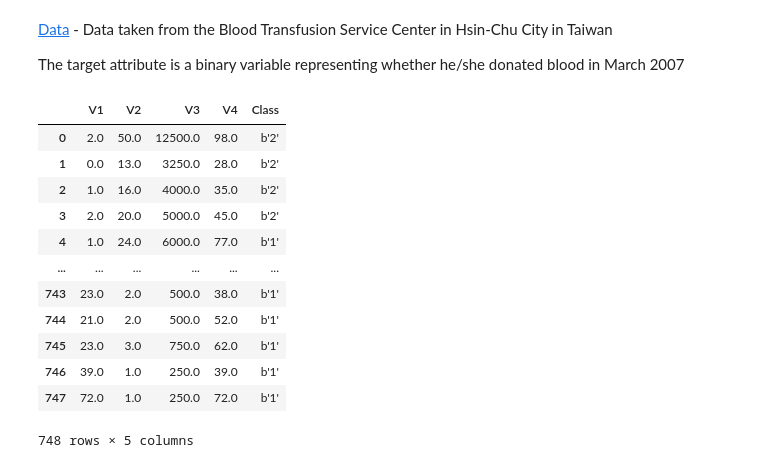
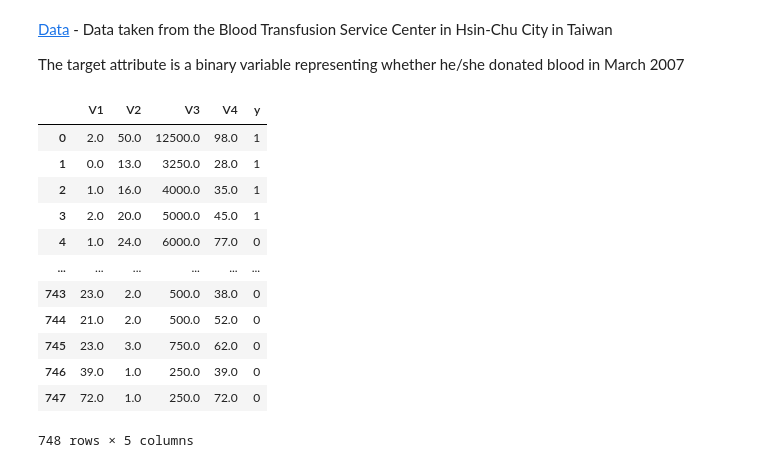
Before and after one commit to nizwant/adv_ml_labs, a Jupyter notebook: adv_ml.ipynb, the cells around one changed output. Saved outputs shown, nothing was run; the diff lists cells and outputs as text; code cells hidden in the pictures.

```diff
--- a/adv_ml.ipynb
+++ b/adv_ml.ipynb
@@ -532,18 +538,21 @@ The target attribute is a binary variable representing whether he/she donated bl
 # %%
 blood_arff = arff.loadarff('./data/blood_center.arff')
 blood = pd.DataFrame(blood_arff[0])
+blood['y'] = 0
+blood.loc[blood['Class'] == b'2', 'y'] = 1
+blood = blood.drop(columns='Class')
 blood
 # %% [output]
-|  | V1 | V2 | V3 | V4 | Class |
-| 0 | 2.0 | 50.0 | 12500.0 | 98.0 | b'2' |
-| 1 | 0.0 | 13.0 | 3250.0 | 28.0 | b'2' |
-| 2 | 1.0 | 16.0 | 4000.0 | 35.0 | b'2' |
-| 3 | 2.0 | 20.0 | 5000.0 | 45.0 | b'2' |
-| 4 | 1.0 | 24.0 | 6000.0 | 77.0 | b'1' |
+|  | V1 | V2 | V3 | V4 | y |
+| 0 | 2.0 | 50.0 | 12500.0 | 98.0 | 1 |
+| 1 | 0.0 | 13.0 | 3250.0 | 28.0 | 1 |
+| 2 | 1.0 | 16.0 | 4000.0 | 35.0 | 1 |
+| 3 | 2.0 | 20.0 | 5000.0 | 45.0 | 1 |
+| 4 | 1.0 | 24.0 | 6000.0 | 77.0 | 0 |
 | ... | ... | ... | ... | ... | ... |
-| 743 | 23.0 | 2.0 | 500.0 | 38.0 | b'1' |
-| 744 | 21.0 | 2.0 | 500.0 | 52.0 | b'1' |
-| 745 | 23.0 | 3.0 | 750.0 | 62.0 | b'1' |
-| 746 | 39.0 | 1.0 | 250.0 | 39.0 | b'1' |
-| 747 | 72.0 | 1.0 | 250.0 | 72.0 | b'1' |
+| 743 | 23.0 | 2.0 | 500.0 | 38.0 | 0 |
+| 744 | 21.0 | 2.0 | 500.0 | 52.0 | 0 |
+| 745 | 23.0 | 3.0 | 750.0 | 62.0 | 0 |
+| 746 | 39.0 | 1.0 | 250.0 | 39.0 | 0 |
+| 747 | 72.0 | 1.0 | 250.0 | 72.0 | 0 |
 748 rows × 5 columns
```
Also changed, not shown: parts of 2 cells of this notebook.
